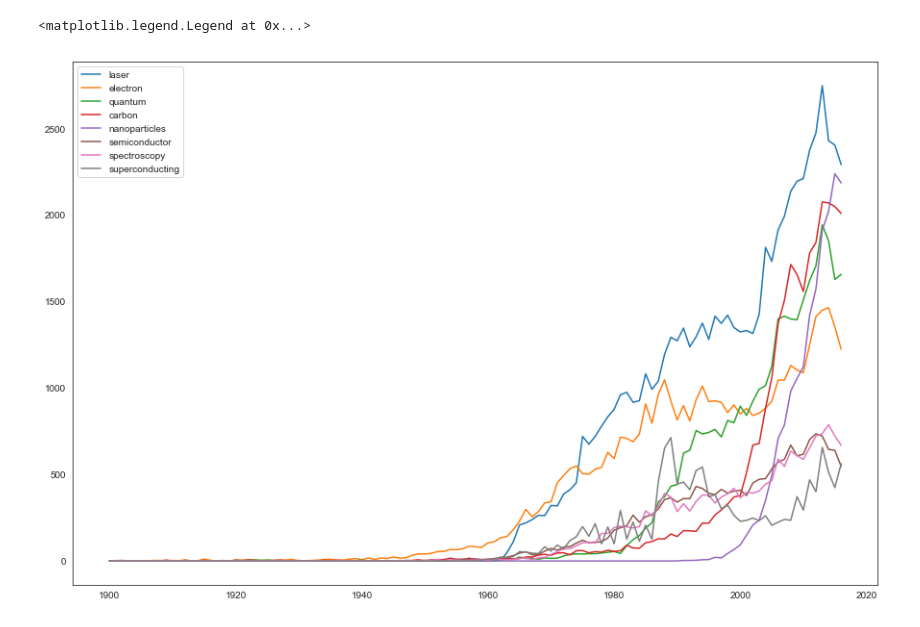
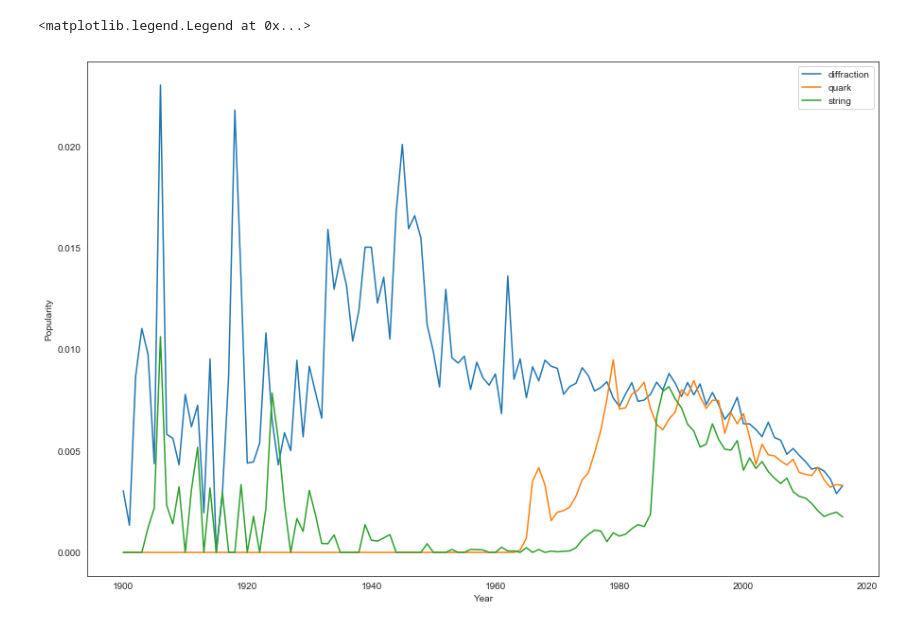
Before and after one commit to srjit/science-of-genius-title-impact, a Jupyter notebook: src/novelty-eda/Word Movement in Physics.ipynb, the cells around one changed output. Saved outputs shown, nothing was run; the diff lists cells and outputs as text; code cells hidden in the pictures.

```diff
--- a/src/novelty-eda/Word Movement in Physics.ipynb
+++ b/src/novelty-eda/Word Movement in Physics.ipynb
@@ -54,8 +62,8 @@ physics_labels = ['Physics, Applied',
 physics_data = data[data["Label"].isin(physics_labels)]
 article_df = None
 # %%
-physics_applied_phy = physics_data[physics_data.Label == "Physics, Applied"]
-physics_applied_phy = physics_applied_phy.sort_values(by="PubYear")
+#physics_applied_phy = physics_data[physics_data.Label == "Physics, Nuclear"]
+physics_applied_phy = physics_data.sort_values(by="PubYear")
 vectorizer1 = CountVectorizer()
 vectorized_words1 = vectorizer1.fit_transform(physics_applied_phy.title_without_stopwords)
 # %%
@@ -106,7 +133,8 @@ row_counts
 # %%
-words = ['laser', 'electron', 'quantum', 'carbon', 'nanoparticles',
-         'semiconductor', 'spectroscopy', 'superconducting']
+#words = ['laser', 'electron', 'quantum', 'carbon', 'nanoparticles',
+#         'semiconductor', 'spectroscopy', 'superconducting']
 
+words = ['superconductivity','transistors','ferroelectricity','diffraction','quark','string']
 
 frequencies = []
 
@@ -114,33 +142,37 @@ for word in words:
     word_index = vocab[word]
     yearly_freq_for_word = []
     index_start = 0
+
     for i in range(len(row_counts)):
         offset = index_start + counts[i]
         tmp = vectorized_words1[index_start:offset,:]
         yearly_word_freq = tmp.sum(axis=0).reshape(-1,).tolist()[0][word_index]
 
-        ## Number of physics articles in the year
+        ## Normalizing - Divide by number of physics articles in the year
+        _tmp = float(yearly_word_freq) / counts[i]
 
-        yearly_freq_for_word.append(yearly_word_freq)
+        yearly_freq_for_word.append(_tmp)
         index_start = offset
 
     frequencies.append(yearly_freq_for_word)
 # %%
 f = plt.figure(figsize=(15,10))
 
 years = list(range(1900,2017))
 
 ax = f.add_subplot(111)
-ax.plot(years,frequencies[0], label=words[0])
-ax.plot(years,frequencies[1], label=words[1])
-ax.plot(years,frequencies[2], label=words[2])
+#ax.plot(years,frequencies[0], label=words[0])
+#ax.plot(years,frequencies[1], label=words[1])
+#ax.plot(years,frequencies[2], label=words[2])
 ax.plot(years,frequencies[3], label=words[3])
 ax.plot(years,frequencies[4], label=words[4])
 ax.plot(years,frequencies[5], label=words[5])
-ax.plot(years,frequencies[6], label=words[6])
-ax.plot(years,frequencies[7], label=words[7])
+#ax.plot(years,frequencies[6], label=words[6])
+#ax.plot(years,frequencies[7], label=words[7])
+ax.set_xlabel("Year")
+ax.set_ylabel("Popularity")
 
 ax.legend()
 # %% [output]
 <matplotlib.legend.Legend at 0x...>
-[figure, old version]
+[figure, new version]
```
Also changed, not shown: parts of 9 cells of this notebook, 2 other files.
